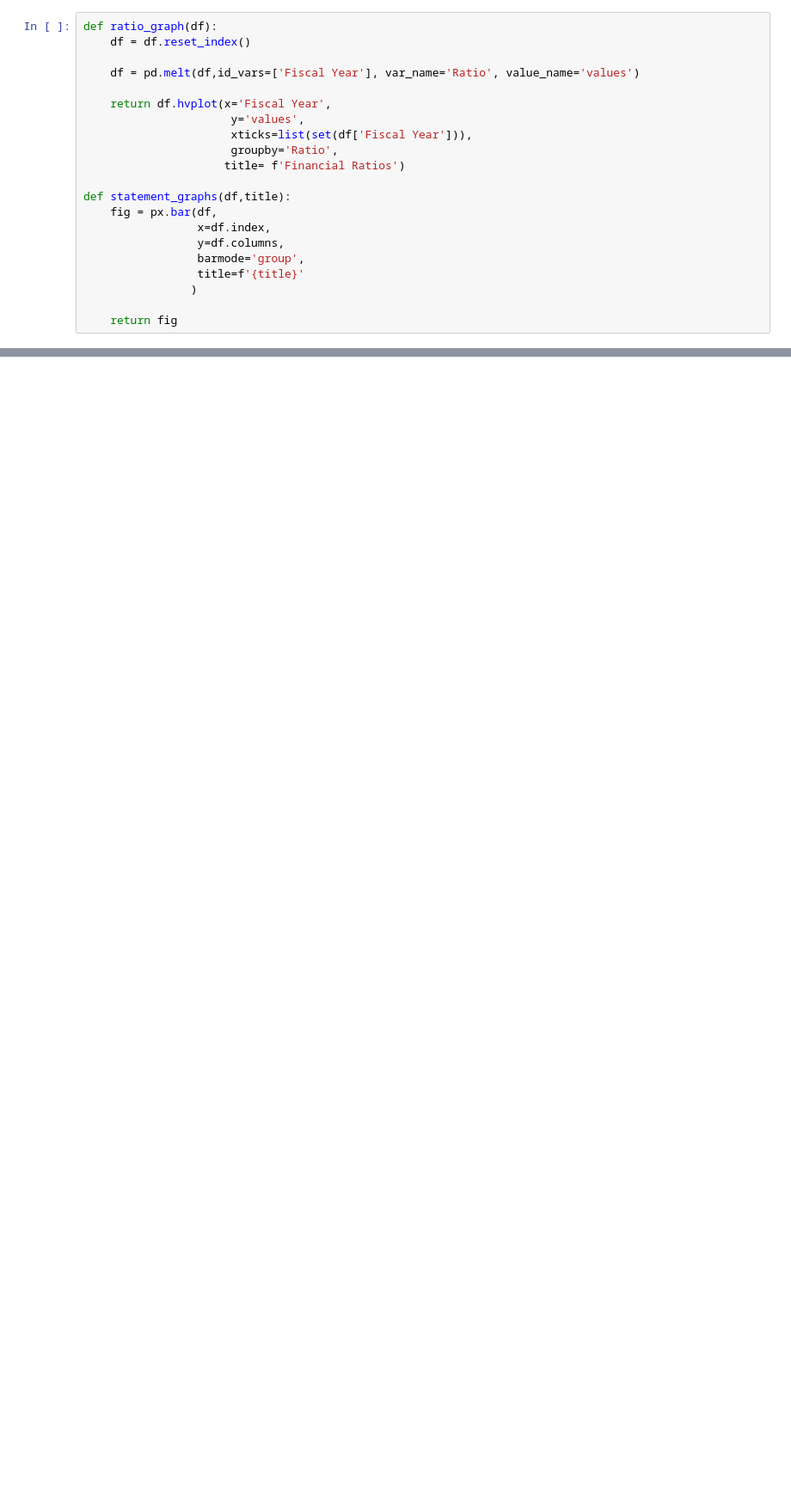
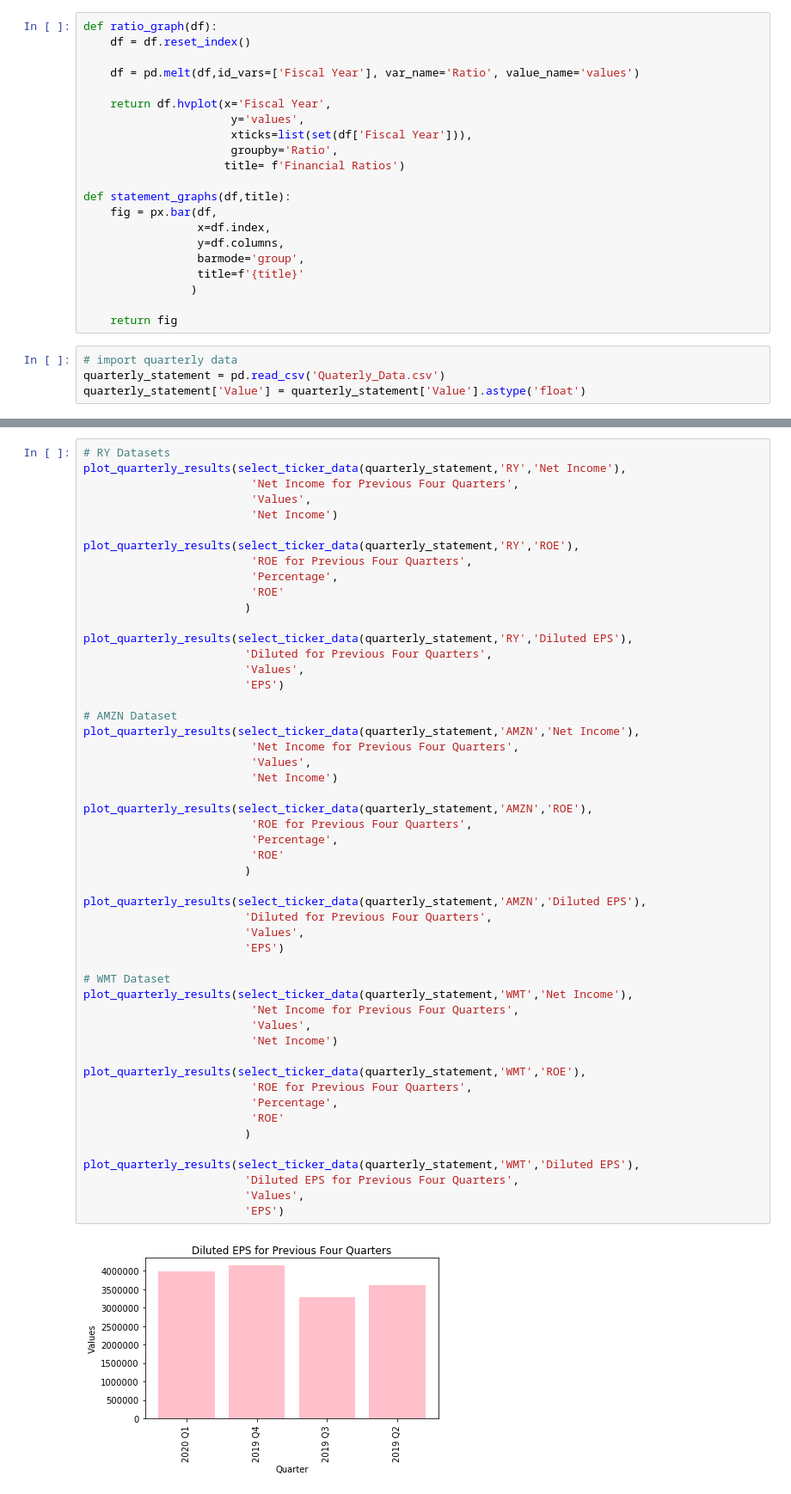
Before and after one commit to lizie29u/Project_1-Exploring-Stock-Data, a Jupyter notebook: Project_1.ipynb, the cells around one changed output, grey strips where cells are left out. Shown at 86% size. Cells and saved outputs as stored; diff of their text form; blank space fills up the shorter version.

Commit message:
added financial data for the last four quarters.

```diff
--- a/Project_1.ipynb
+++ b/Project_1.ipynb
@@ -625,3 +616,7 @@ def statement_graphs(df,title):
                 )
 
     return fig
+# %%
+# import quarterly data
+quarterly_statement = pd.read_csv('Quaterly_Data.csv')
+quarterly_statement['Value'] = quarterly_statement['Value'].astype('float')
@@ -628,3 +663,56 @@ def statement_graphs(df,title):
+# %%
+# RY Datasets
+plot_quarterly_results(select_ticker_data(quarterly_statement,'RY','Net Income'),
+                         'Net Income for Previous Four Quarters',
+                         'Values',
+                         'Net Income')
+
+plot_quarterly_results(select_ticker_data(quarterly_statement,'RY','ROE'),
+                         'ROE for Previous Four Quarters',
+                         'Percentage',
+                         'ROE'
+                        )
+
+plot_quarterly_results(select_ticker_data(quarterly_statement,'RY','Diluted EPS'),
+                        'Diluted for Previous Four Quarters',
+                        'Values',
+                        'EPS')
+
+# AMZN Dataset
+plot_quarterly_results(select_ticker_data(quarterly_statement,'AMZN','Net Income'),
+                         'Net Income for Previous Four Quarters',
+                         'Values',
+                         'Net Income')
+
+plot_quarterly_results(select_ticker_data(quarterly_statement,'AMZN','ROE'),
+                         'ROE for Previous Four Quarters',
+                         'Percentage',
+                         'ROE'
+                        )
+
+plot_quarterly_results(select_ticker_data(quarterly_statement,'AMZN','Diluted EPS'),
+                        'Diluted for Previous Four Quarters',
+                        'Values',
+                        'EPS')
+
+# WMT Dataset
+plot_quarterly_results(select_ticker_data(quarterly_statement,'WMT','Net Income'),
+                         'Net Income for Previous Four Quarters',
+                         'Values',
+                         'Net Income')
+
+plot_quarterly_results(select_ticker_data(quarterly_statement,'WMT','ROE'),
+                         'ROE for Previous Four Quarters',
+                         'Percentage',
+                         'ROE'
+                        )
+
+plot_quarterly_results(select_ticker_data(quarterly_statement,'WMT','Diluted EPS'),
+                        'Diluted EPS for Previous Four Quarters',
+                        'Values',
+                        'EPS')
+# %% [output]
+[figure, added]
 # %%
 # creation of panels
 RY_panel = pn.Column(pn.Row('### Annual Report Date: October 31st'),
```
Also changed, not shown: parts of 10 cells of this notebook, 1 other file.
